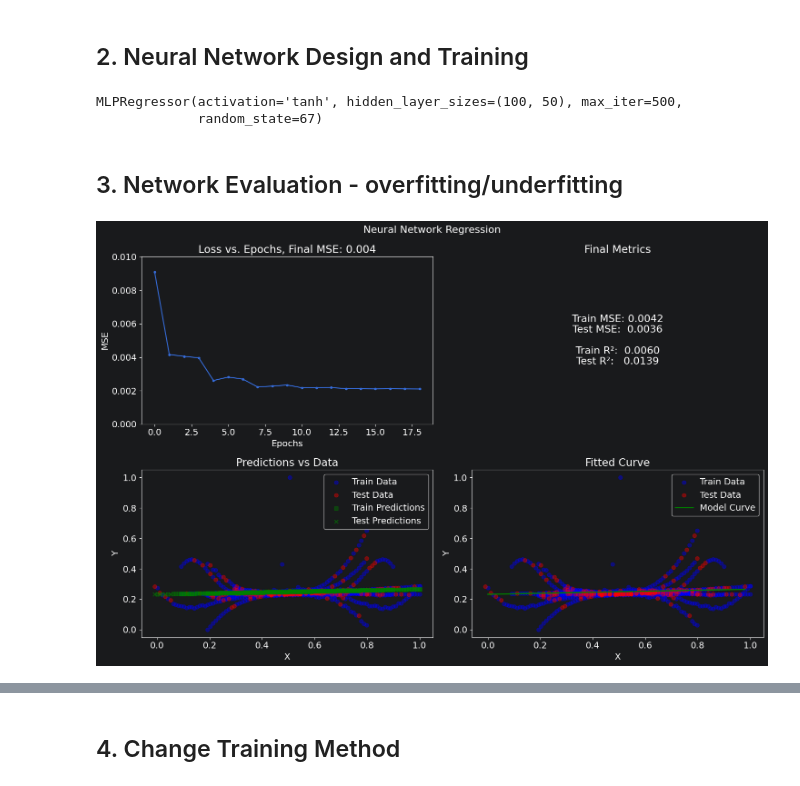
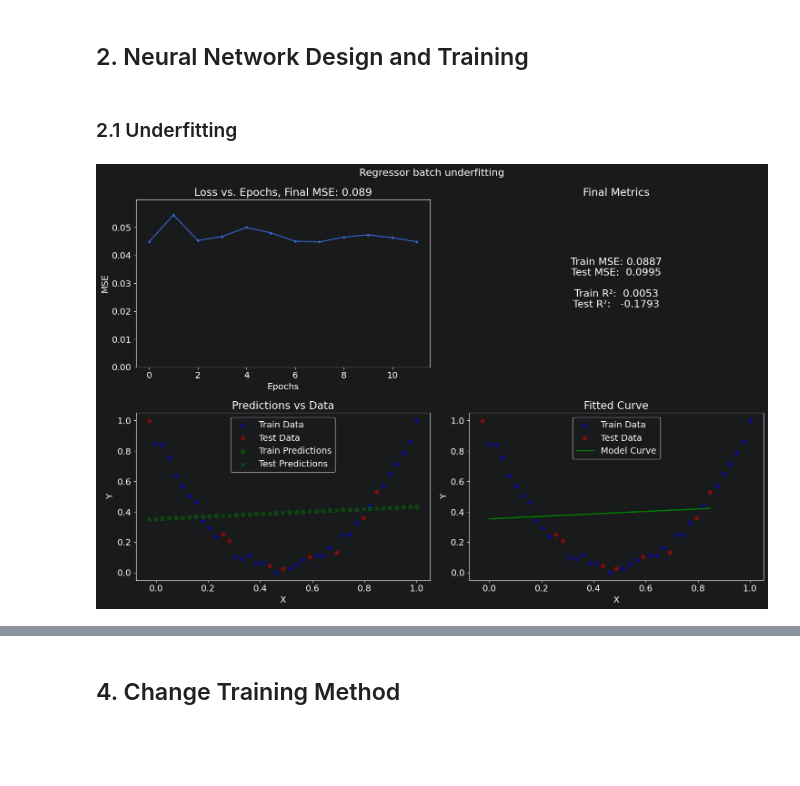
Before and after one commit to druidmentalized/MIWTutorials, a Jupyter notebook: Project3/regression.ipynb, the cells around one changed output, grey strips where cells are left out. Drawn from its saved outputs; the diff is of its cells as text; code cells hidden in the pictures; blank space fills up the shorter version.

```diff
--- a/Project3/regression.ipynb
+++ b/Project3/regression.ipynb
@@ -14,21 +14,19 @@ from visualizer import plot_regression_results as visualize
 rs = 67 # SIX SEVEN
 
 # Loading data
-X, y = load_data()
+XX = "dane/dane1.txt"
+X, y = load_data(XX)
 
 # Splitting
 X_train, X_test, y_train, y_test = normalize_data(train_test_split(X, y, test_size=0.2, random_state=rs))
 # %% [markdown]
 ## 2. Neural Network Design and Training
+# %% [markdown]
+### 2.1 Underfitting
 # %%
-regressor = MLPRegressor(hidden_layer_sizes=(100, 50), activation="tanh", max_iter=500, random_state=rs)
-regressor.fit(X_train, y_train)
+regressor_batch_underfitting = MLPRegressor(hidden_layer_sizes=(100, 50), activation="tanh", max_iter=500, random_state=rs)
+regressor_batch_underfitting.fit(X_train, y_train)
+
+visualize(regressor_batch_underfitting, X_train, y_train, X_test, y_test, title="Regressor batch underfitting")
 # %% [output]
-MLPRegressor(activation='tanh', hidden_layer_sizes=(100, 50), max_iter=500,
-             random_state=67)
+[figure, added]
-# %% [markdown]
-## 3. Network Evaluation - overfitting/underfitting
-# %%
-visualize(regressor, X_train, y_train, X_test, y_test)
-# %% [output]
-[figure, removed]
```
Also changed, not shown: parts of 9 cells of this notebook.
